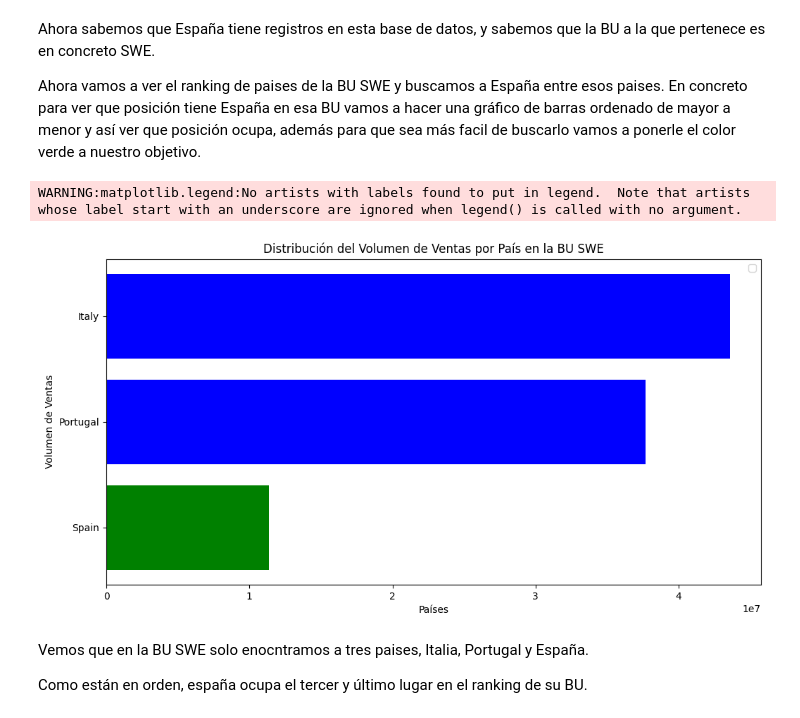
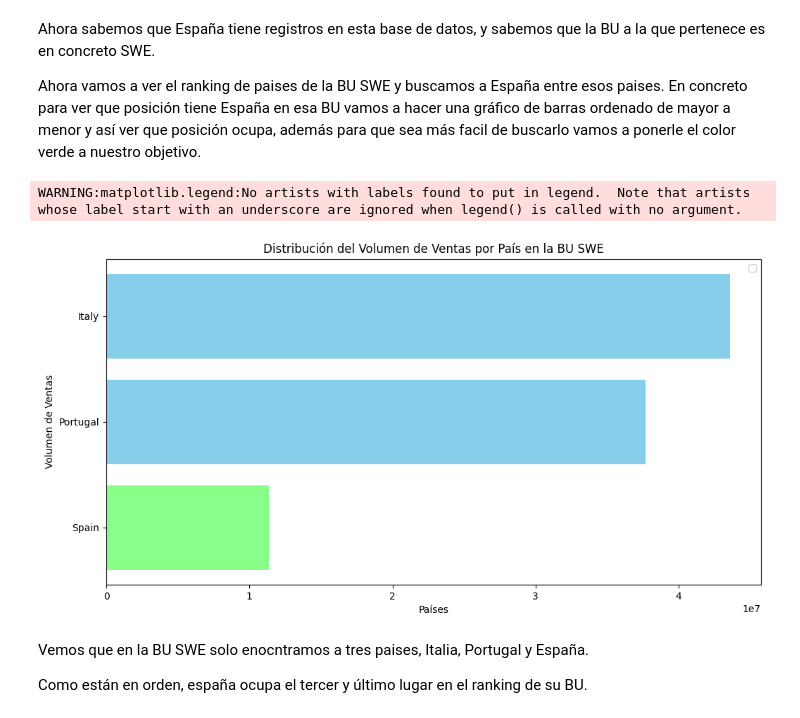
Before and after one commit to patriciamediavilla/L1P2, a Jupyter notebook: visualizaciondedatos.ipynb, the cells around one changed output. Saved outputs shown, nothing was run; the diff lists cells and outputs as text; code cells hidden in the pictures.

```diff
--- a/visualizaciondedatos.ipynb
+++ b/visualizaciondedatos.ipynb
@@ -263,23 +270,23 @@ Ahora vamos a ver el ranking de paises de la BU SWE y buscamos a España entre e
 # %%
 bu_data = (df
            .loc[df['BU']==bu_espana, :]
            .groupby('CNTRY')
            .agg({'AMT': 'sum'})
            .sort_values(by='AMT', ascending= True)
            .reset_index()
            )
-colores = ['blue' if country != 'Spain' else 'green' for country in bu_data['CNTRY']]
+colores = ['#87CEEB' if country != 'Spain' else '#88ff88' for country in bu_data['CNTRY']]
 
 plt.figure(figsize=(12, 6))
 plt.barh(bu_data['CNTRY'], bu_data['AMT'], color=colores)
 plt.xlabel('Países')
 plt.ylabel('Volumen de Ventas')
 plt.title('Distribución del Volumen de Ventas por País en la BU SWE')
 plt.legend()
 plt.show()
 # %% [output]
 WARNING:matplotlib.legend:No artists with labels found to put in legend.  Note that artists whose label start with an underscore are ignored when legend() is called with no argument.
-[figure, old version]
+[figure, new version]
 # %% [markdown]
 Vemos que en la BU SWE solo enocntramos a tres paises, Italia, Portugal y España.
 
```
Also changed, not shown: parts of 11 cells of this notebook.
